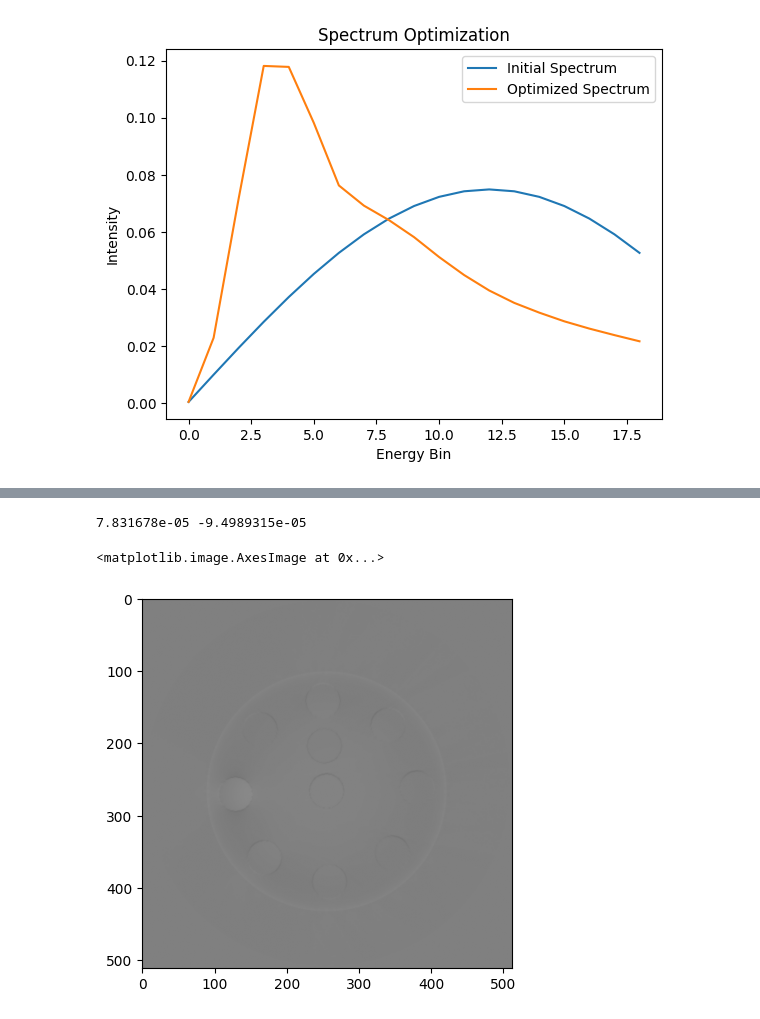
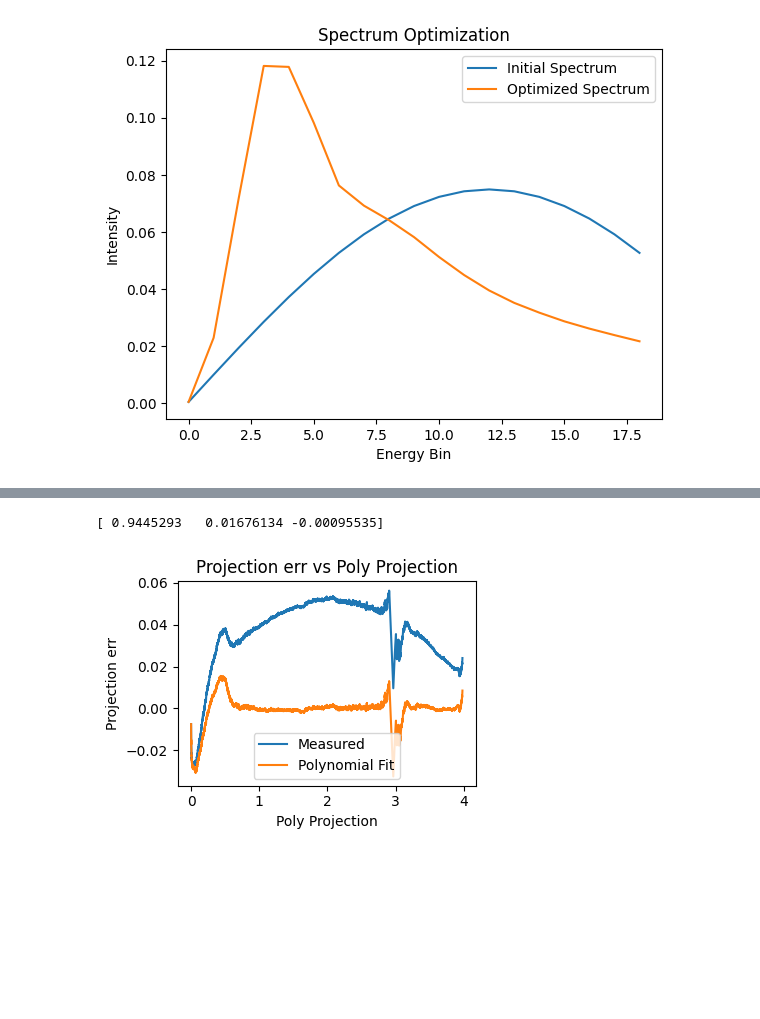
Before and after one commit to wudufan/pcct_md_diffusion, a Jupyter notebook: src/pcct_md_diffusion/md/post_correction_img/notebooks/mect_phantom_simul.ipynb, the cells around one changed output, grey strips where cells are left out. Saved outputs shown, nothing was run; the diff lists cells and outputs as text; code cells hidden in the pictures; blank space fills up the shorter version.

Commit message:
spectrum est for real data. Needs further correction for bone.

```diff
--- a/src/pcct_md_diffusion/md/post_correction_img/notebooks/mect_phantom_simul.ipynb
+++ b/src/pcct_md_diffusion/md/post_correction_img/notebooks/mect_phantom_simul.ipynb
@@ -400,9 +405,36 @@ plt.imshow(recon_fit_solved_2[0], cmap='gray', vmin=water_att - 0.001, vmax=wate
-# %%
-diff = recon_fit_solved_2 - recon_fit
-print(diff.max(), diff.min())
-
-plt.imshow(diff[0], 'gray', vmin=-0.001, vmax=0.001)
-# %% [output]
-7.831678e-05 -9.4989315e-05
-<matplotlib.image.AxesImage at 0x...>
-[figure, removed]
+# %%
+# fit coefficients with water-only projections(water, water_base, true_water, brain, adipose)
+water_materials = ['water', 'water_base', 'true_water', 'brain', 'adipose']
+df_mask_exclusion = df_mask[~df_mask['Material'].isin(water_materials)].copy()
+prjs_exclusion_mask = np.where(np.sum(prjs_materials[df_mask_exclusion.index] , axis=0), 1, 0)
+
+df_mask_inclusion = df_mask[df_mask['Material'].isin(water_materials)].copy()
+densities = np.array([dict_density[mat] for mat in df_mask_inclusion['Material']])
+prjs_thickness = np.sum(prjs_materials[df_mask_inclusion.index] * densities[:, None, None, None], axis=0)
+
+# valid data for curve fitting
+inds = np.where((prjs_thickness > 1e-4) & (prjs_exclusion_mask == 0))
+
+# get the corresponding projection data
+measured_prjs_poly = np.sort(prjs_poly[inds])
+measured_prjs_fit = np.sort(prjs_fit[inds])
+
+# polynomial fit
+order = 3
+fit_coeffs = np.linalg.lstsq(np.vstack([measured_prjs_poly**i for i in range(1, order + 1)]).T, measured_prjs_fit, rcond=None)[0]
+print(fit_coeffs)
+
+# apply polynomial BHC
+intensity_fit = np.sum(fit_coeffs[:, None] * np.vstack([measured_prjs_poly**i for i in range(1, order + 1)]), axis=0)
+
+plt.figure(figsize=(4, 3))
+plt.plot(measured_prjs_poly, measured_prjs_poly - measured_prjs_fit, label='Measured')
+plt.plot(measured_prjs_poly, intensity_fit - measured_prjs_fit, label='Polynomial Fit')
+plt.xlabel('Poly Projection')
+plt.ylabel('Projection err')
+plt.title('Projection err vs Poly Projection')
+plt.legend()
+plt.tight_layout()
+# %% [output]
+[ 0.9445293   0.01676134 -0.00095535]
+[figure, added]
```
Also changed, not shown: parts of 6 cells of this notebook, 2 other files.
